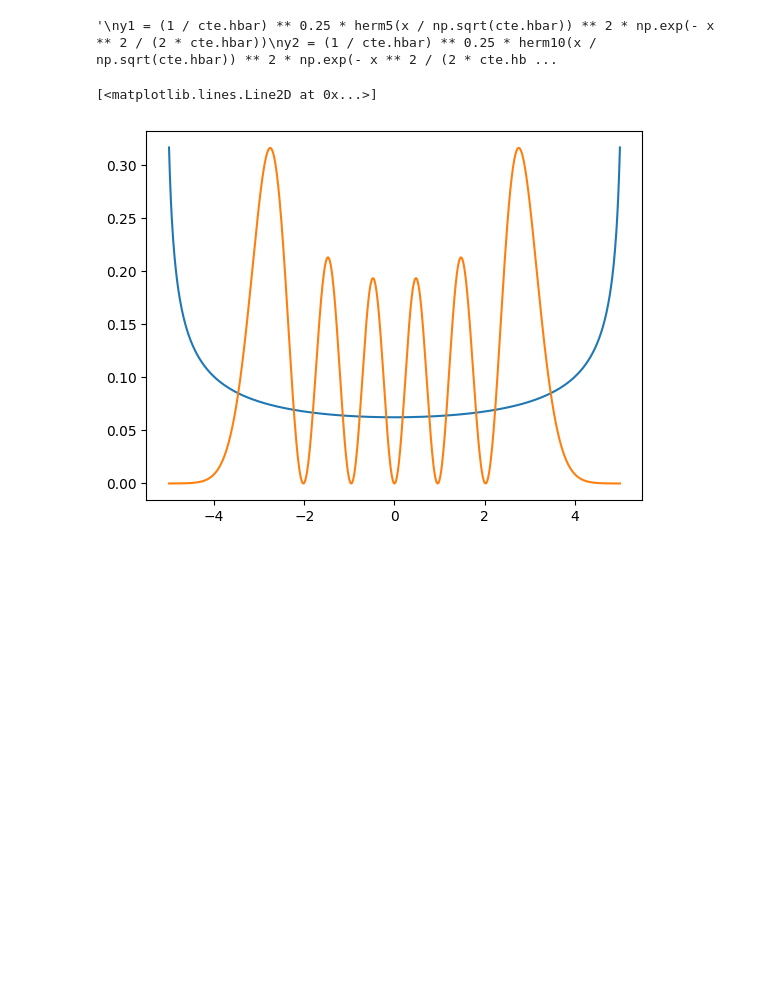
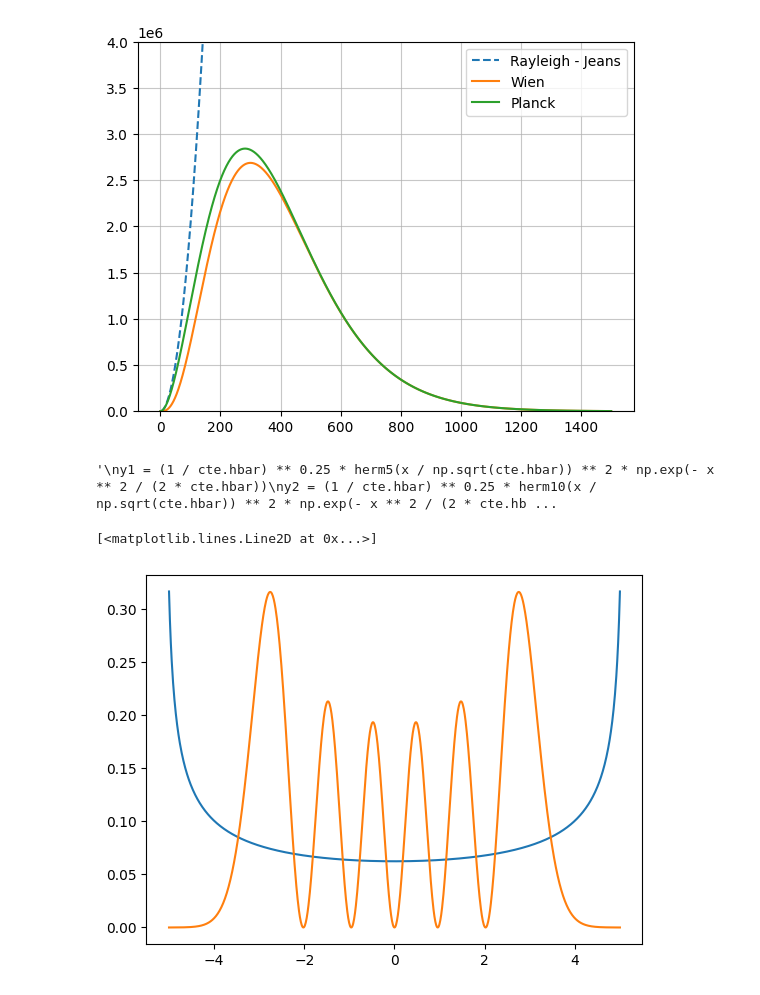
Before and after one commit to aalexanderrz/Codigo-Manteca, a Jupyter notebook: kleingordon.ipynb, the cells around one changed output. Saved outputs shown, nothing was run; the diff lists cells and outputs as text; code cells hidden in the pictures; blank space fills up the shorter version.

```diff
--- a/kleingordon.ipynb
+++ b/kleingordon.ipynb
@@ -7,3 +49,21 @@ import math
+# %%
+v = np.linspace(0.01, 1500, 10000)
+k = 1
+c = 1
+h = 1
+T = 100
+RJ = 2 * k * T * v ** 2 / c ** 2
+Wien = 2 * h * v ** 3 * np.exp(- h * v / (k * T)) / c ** 2
+Planck = 2 * h * v ** 3 / (c ** 2 * (np.exp(h * v / (k * T)) - 1))
+plt.plot(v, RJ, '--', label = 'Rayleigh - Jeans', )
+plt.plot(v, Wien, label = 'Wien')
+plt.plot(v, Planck, label ='Planck')
+plt.legend()
+plt.grid(alpha = 0.70)
+plt.ylim(0, 4e6)
+plt.show()
+# %% [output]
+[figure, added]
 # %%
 x = np.linspace(-5, 5, 1000)
 clpdf = 1 / (np.pi * np.sqrt(5.1 ** 2 - x ** 2))
```
Also changed, not shown: parts of 1 cell of this notebook, 11 other files.
